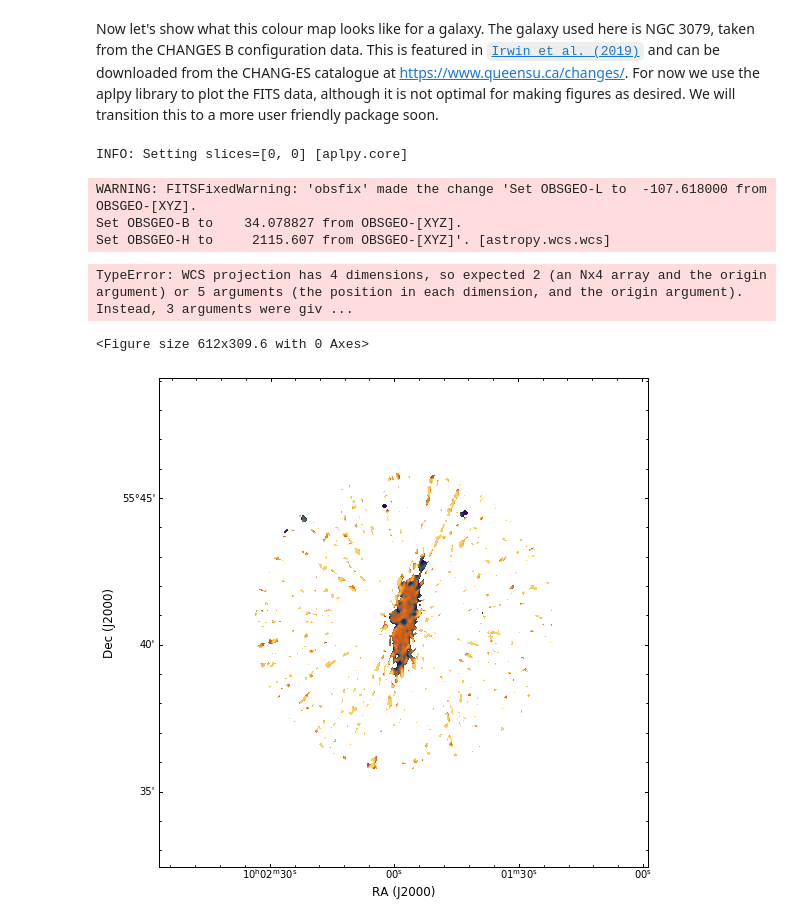
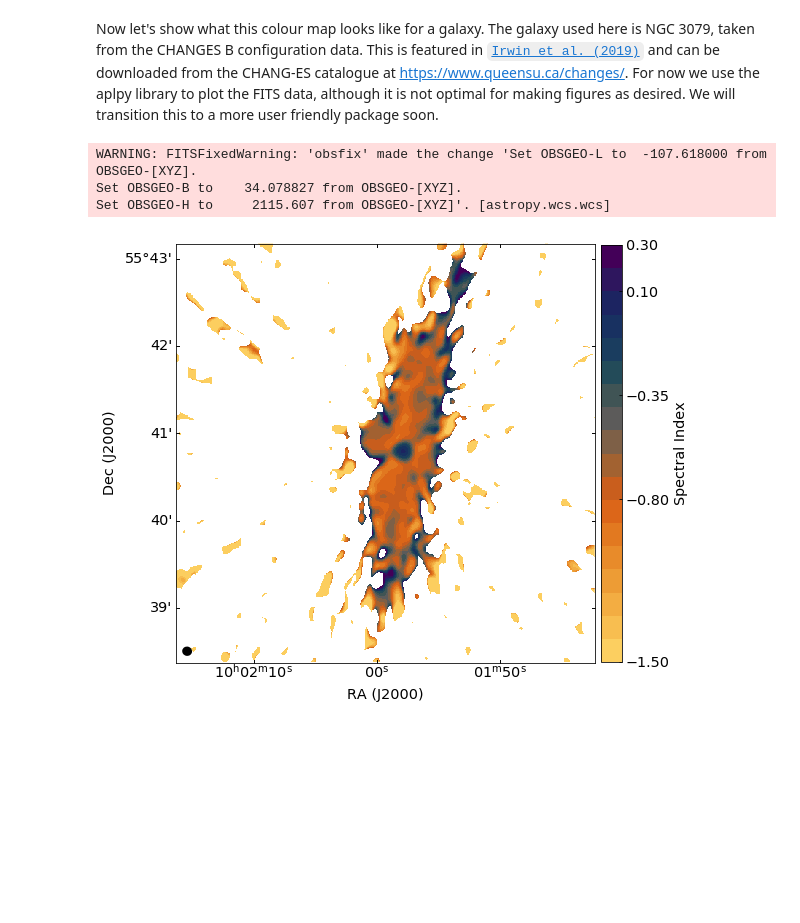
Before and after one commit to mlarichardson/CosmosCanvas, a Jupyter notebook: 1. Plot Spectral Index.ipynb, the cells around one changed output. Saved outputs shown, nothing was run; the diff lists cells and outputs as text; code cells hidden in the pictures; blank space fills up the shorter version.

```diff
--- a/1. Plot Spectral Index.ipynb
+++ b/1. Plot Spectral Index.ipynb
@@ -94,18 +94,16 @@ shift = [0.0, 0.2/60.] # degrees
 # %%
 # Plot galaxy
 ticks = [min_value,-0.8,-0.35,0.1,max_value]
 nsteps=18
+cbar_name = "Spectral Index"
 
-fig = gal.plot_galaxy(fits_file,RA,DEC,RADIUS,shift,min_value,max_value,cmap,ticks=ticks,nsteps=nsteps)
+fig, ax = gal.plot_galaxy(fits_file,RA,DEC,RADIUS,shift,min_value,max_value,cmap,ticks=ticks,nsteps=nsteps,cb_name=cbar_name)
 #fig = gal.plot_galaxy(fits_file,RA,DEC,RADIUS,shift,min_value,max_value,cmap)
 
 
 fig.savefig('plot.png')
 # %% [output]
-INFO: Setting slices=[0, 0] [aplpy.core]
+WARNING: FITSFixedWarning: 'obsfix' made the change 'Set OBSGEO-L to  -107.618000 from OBSGEO-[XYZ].
+Set OBSGEO-B to    34.078827 from OBSGEO-[XYZ].
+Set OBSGEO-H to     2115.607 from OBSGEO-[XYZ]'. [astropy.wcs.wcs]
-WARNING: FITSFixedWarning: 'obsfix' made the change 'Set OBSGEO-L to  -107.618000 from OBSGEO-[XYZ].
-Set OBSGEO-B to    34.078827 from OBSGEO-[XYZ].
-Set OBSGEO-H to     2115.607 from OBSGEO-[XYZ]'. [astropy.wcs.wcs]
-TypeError: WCS projection has 4 dimensions, so expected 2 (an Nx4 array and the origin argument) or 5 arguments (the position in each dimension, and the origin argument). Instead, 3 arguments were giv ...
-<Figure size 612x309.6 with 0 Axes>
-[figure, old version]
+[figure, new version]
```
Also changed, not shown: 1 other file.
